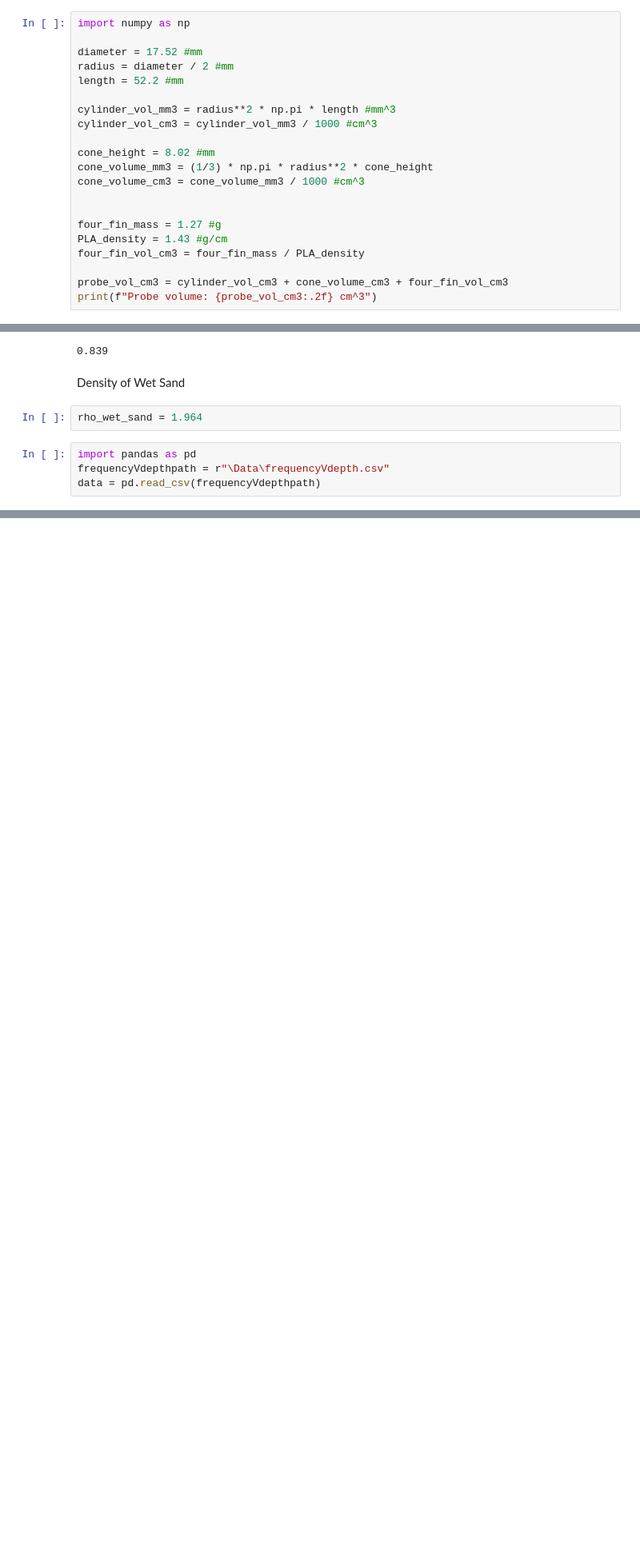
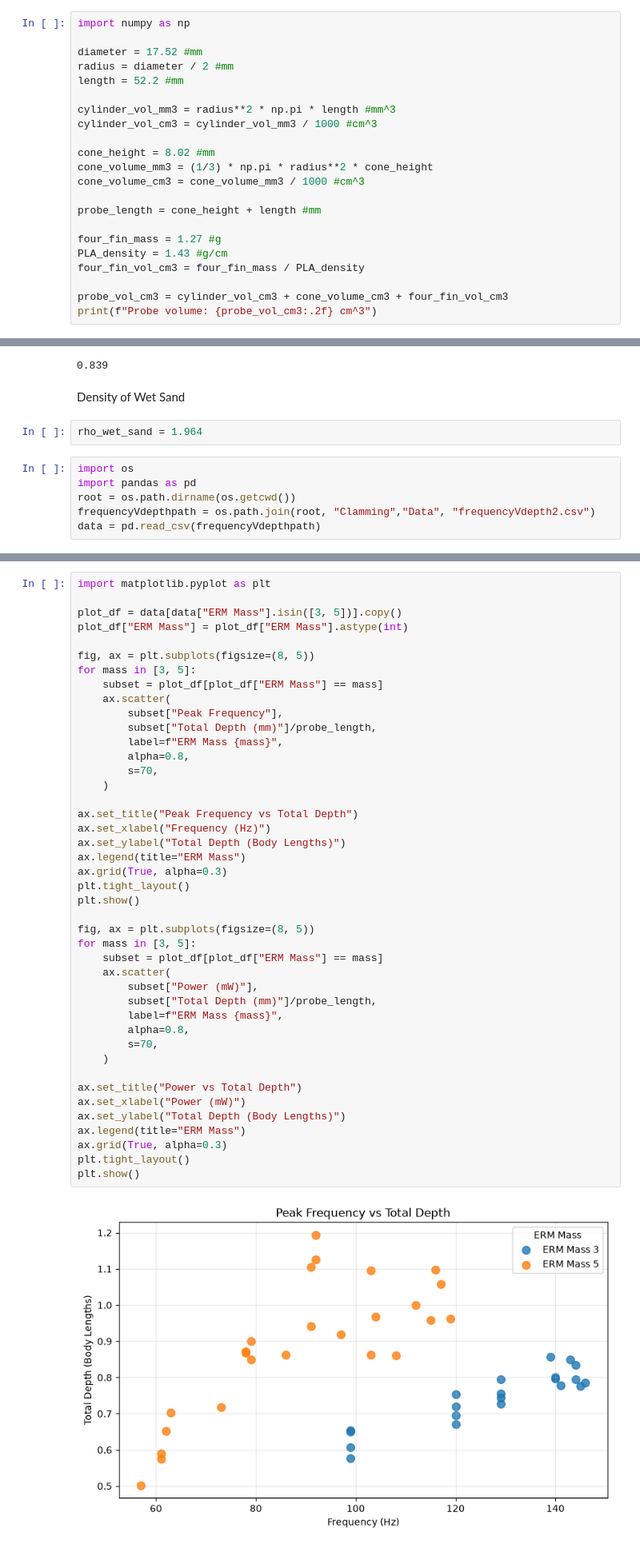
Before and after one commit to OzzysMess/clamming, a Jupyter notebook: master_notes.ipynb, the cells around one changed output, grey strips where cells are left out. Shown at 80% size. Drawn from its saved outputs; the diff is of its cells as text; blank space fills up the shorter version.

```diff
--- a/master_notes.ipynb
+++ b/master_notes.ipynb
@@ -14,6 +14,7 @@ cone_height = 8.02 #mm
 cone_volume_mm3 = (1/3) * np.pi * radius**2 * cone_height
 cone_volume_cm3 = cone_volume_mm3 / 1000 #cm^3
 
+probe_length = cone_height + length #mm
 
 four_fin_mass = 1.27 #g
 PLA_density = 1.43 #g/cm
@@ -43,6 +44,8 @@ Density of Wet Sand
 # %%
 rho_wet_sand = 1.964
 # %%
+import os
 import pandas as pd
-frequencyVdepthpath = r"\Data\frequencyVdepth.csv"
+root = os.path.dirname(os.getcwd())
+frequencyVdepthpath = os.path.join(root, "Clamming","Data", "frequencyVdepth2.csv")
 data = pd.read_csv(frequencyVdepthpath)
@@ -52,0 +52,45 @@ ModuleNotFoundError: No module named 'pandas'
+# %%
+import matplotlib.pyplot as plt
+
+plot_df = data[data["ERM Mass"].isin([3, 5])].copy()
+plot_df["ERM Mass"] = plot_df["ERM Mass"].astype(int)
+
+fig, ax = plt.subplots(figsize=(8, 5))
+for mass in [3, 5]:
+    subset = plot_df[plot_df["ERM Mass"] == mass]
+    ax.scatter(
+        subset["Peak Frequency"],
+        subset["Total Depth (mm)"]/probe_length,
+        label=f"ERM Mass {mass}",
+        alpha=0.8,
+        s=70,
+    )
+
+ax.set_title("Peak Frequency vs Total Depth")
+ax.set_xlabel("Frequency (Hz)")
+ax.set_ylabel("Total Depth (Body Lengths)")
+ax.legend(title="ERM Mass")
+ax.grid(True, alpha=0.3)
+plt.tight_layout()
+plt.show()
+
+fig, ax = plt.subplots(figsize=(8, 5))
+for mass in [3, 5]:
+    subset = plot_df[plot_df["ERM Mass"] == mass]
+    ax.scatter(
+        subset["Power (mW)"],
+        subset["Total Depth (mm)"]/probe_length,
+        label=f"ERM Mass {mass}",
+        alpha=0.8,
+        s=70,
+    )
+
+ax.set_title("Power vs Total Depth")
+ax.set_xlabel("Power (mW)")
+ax.set_ylabel("Total Depth (Body Lengths)")
+ax.legend(title="ERM Mass")
+ax.grid(True, alpha=0.3)
+plt.tight_layout()
+plt.show()
+# %% [output]
+[figure, added]
```
Also changed, not shown: parts of 6 cells of this notebook, 8 other files.
